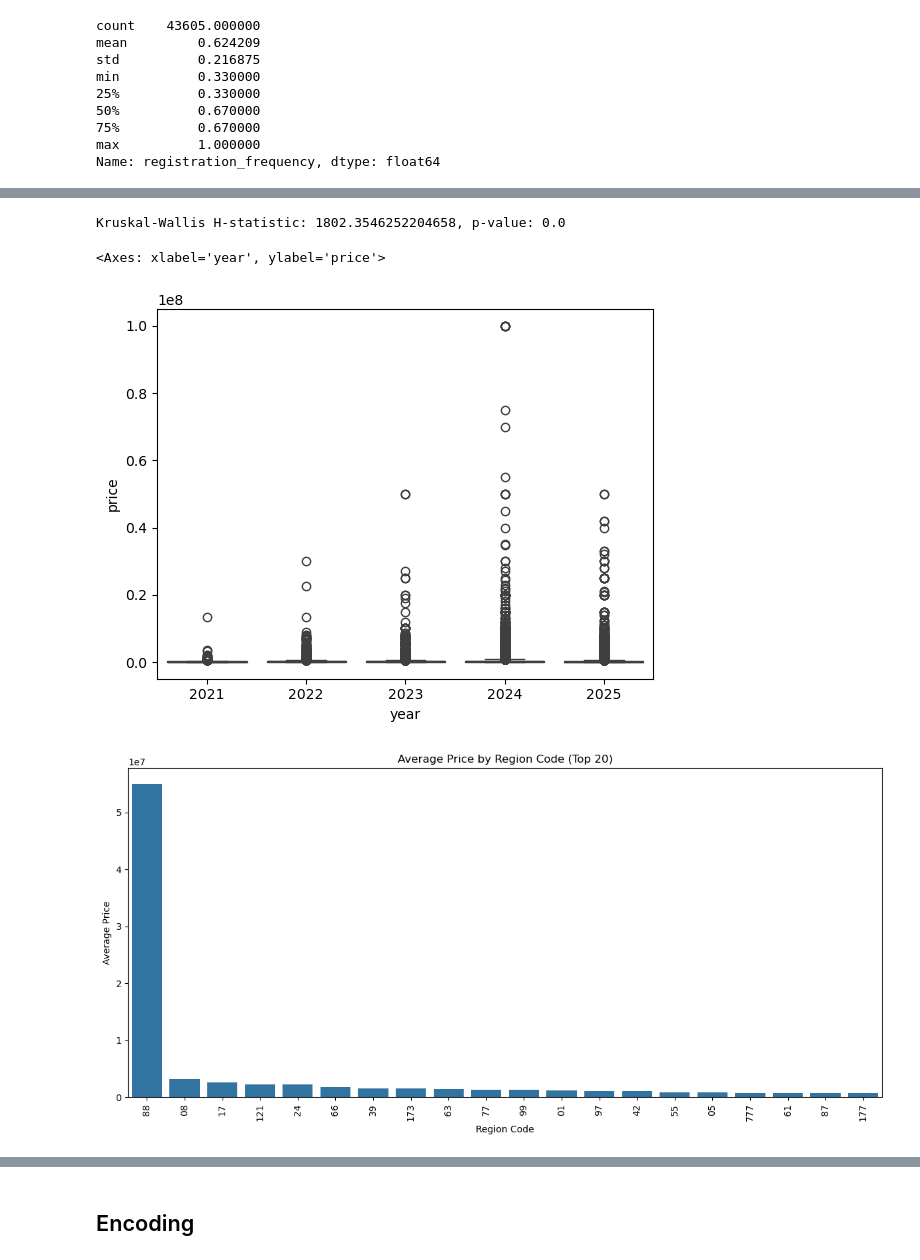
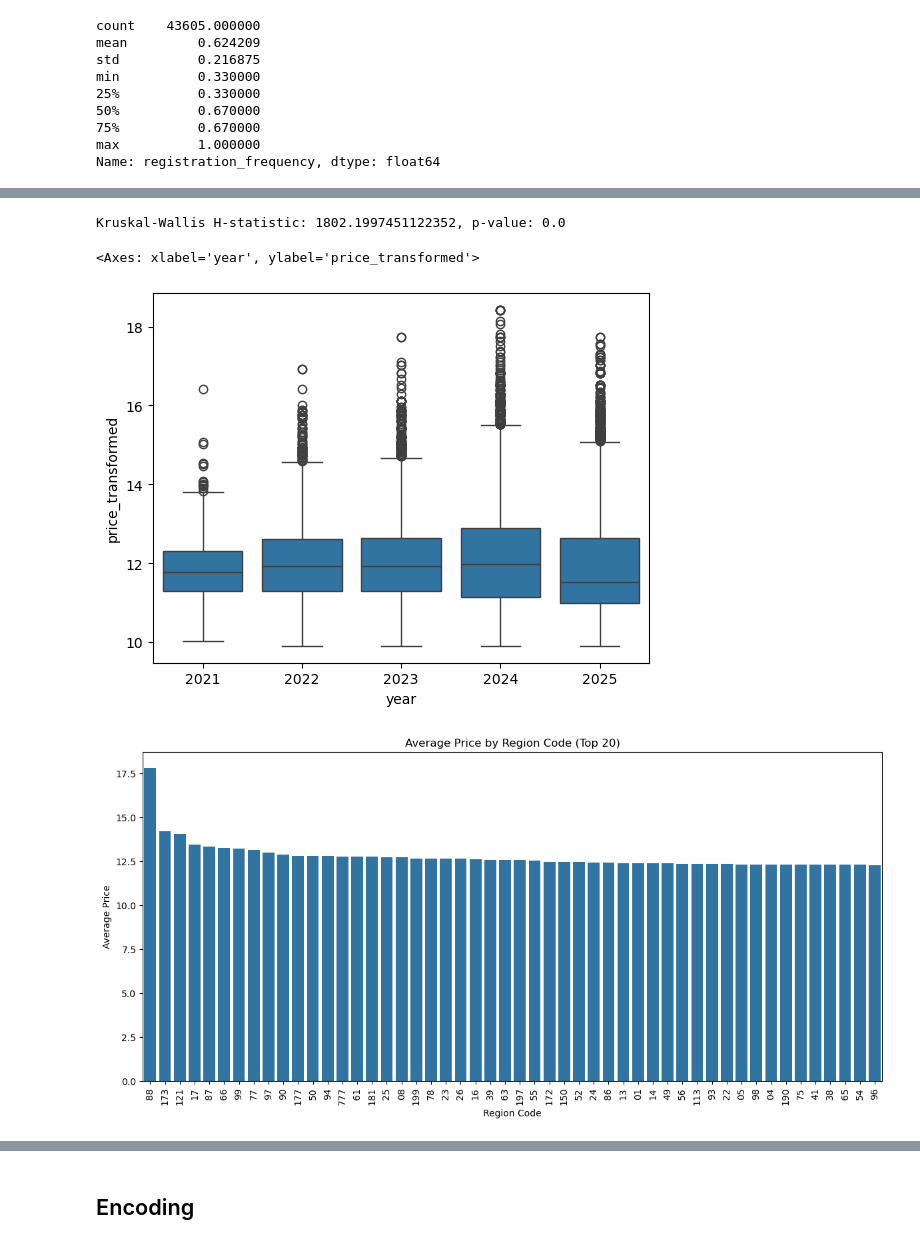
Before and after one commit to woxane/Russian-Car-Plates-Prices-Prediction, a Jupyter notebook: russian-car-plate.ipynb, the cells around one changed output, grey strips where cells are left out. Cells and saved outputs as stored; diff of their text form; code cells hidden in the pictures.

Commit message:
feat(russian-car-plate): applies log transformation with lightbm model

```diff
--- a/russian-car-plate.ipynb
+++ b/russian-car-plate.ipynb
@@ -31,0 +70,5 @@ df.describe()
+# %%
+transformer = PowerTransformer(method="box-cox")
+
+df['price_transformed'] = df['price'].apply(np.log1p)
+df['price_transformed'].describe()
@@ -103,6 +150,6 @@ df[df['price'] > 100000000 * 0.50]
 # %%
-# get the mean price for each duplicate plate
-df['price'] = df.groupby('plate')['price'].transform('mean')
+# get the mean price for each duplicate plate (I see some of them are use the highest)
+df['price_transformed'] = df.groupby('plate')['price_transformed'].transform('mean')
 df = df.drop_duplicates(subset='plate').reset_index(drop=True)
 df.describe()
 # %% [output]
@@ -325,12 +356,12 @@ import pandas as pd
 import scipy.stats as stats
 
 
-groups = [group["price"].values for _, group in df.groupby("series_symmetry")]
+groups = [group["price_transformed"].values for _, group in df.groupby("series_symmetry")]
 
 h_stat, p_value = stats.kruskal(*groups)
 print(f"Kruskal-Wallis H-statistic: {h_stat}, p-value: {p_value}")
 # %% [output]
-Kruskal-Wallis H-statistic: 1802.3546252204658, p-value: 0.0
+Kruskal-Wallis H-statistic: 1802.1997451122352, p-value: 0.0
 # %%
 import pandas as pd
 
@@ -349,19 +380,19 @@ import matplotlib.pyplot as plt
 sns.boxplot(
     data=df,
     x='year',
-    y='price')
+    y='price_transformed')
 # %% [output]
-<Axes: xlabel='year', ylabel='price'>
+<Axes: xlabel='year', ylabel='price_transformed'>
-[figure, old version]
+[figure, new version]
 # %%
 plt.figure(figsize=(12, 6))
-region_avg_price = df.groupby('region')['price'].mean().sort_values(ascending=False).head(20)
+region_avg_price = df.groupby('region')['price_transformed'].mean().sort_values(ascending=False).head(50)
 sns.barplot(x=region_avg_price.index, y=region_avg_price.values)
 plt.title('Average Price by Region Code (Top 20)')
 plt.xticks(rotation=90)
 plt.xlabel('Region Code')
 plt.ylabel('Average Price')
 plt.tight_layout()
 plt.show()
 # %% [output]
-[figure, old version]
+[figure, new version]
```
Also changed, not shown: parts of 28 cells of this notebook.
